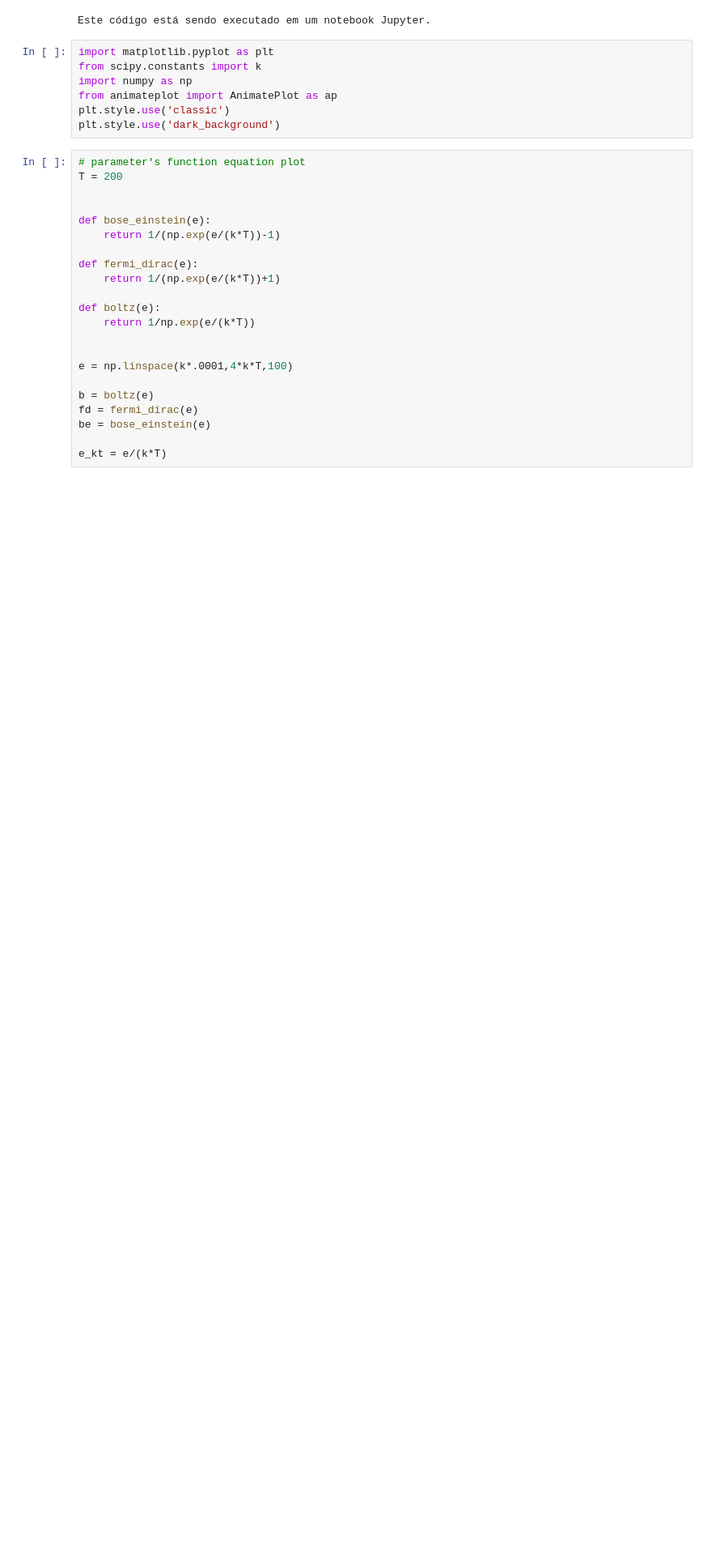
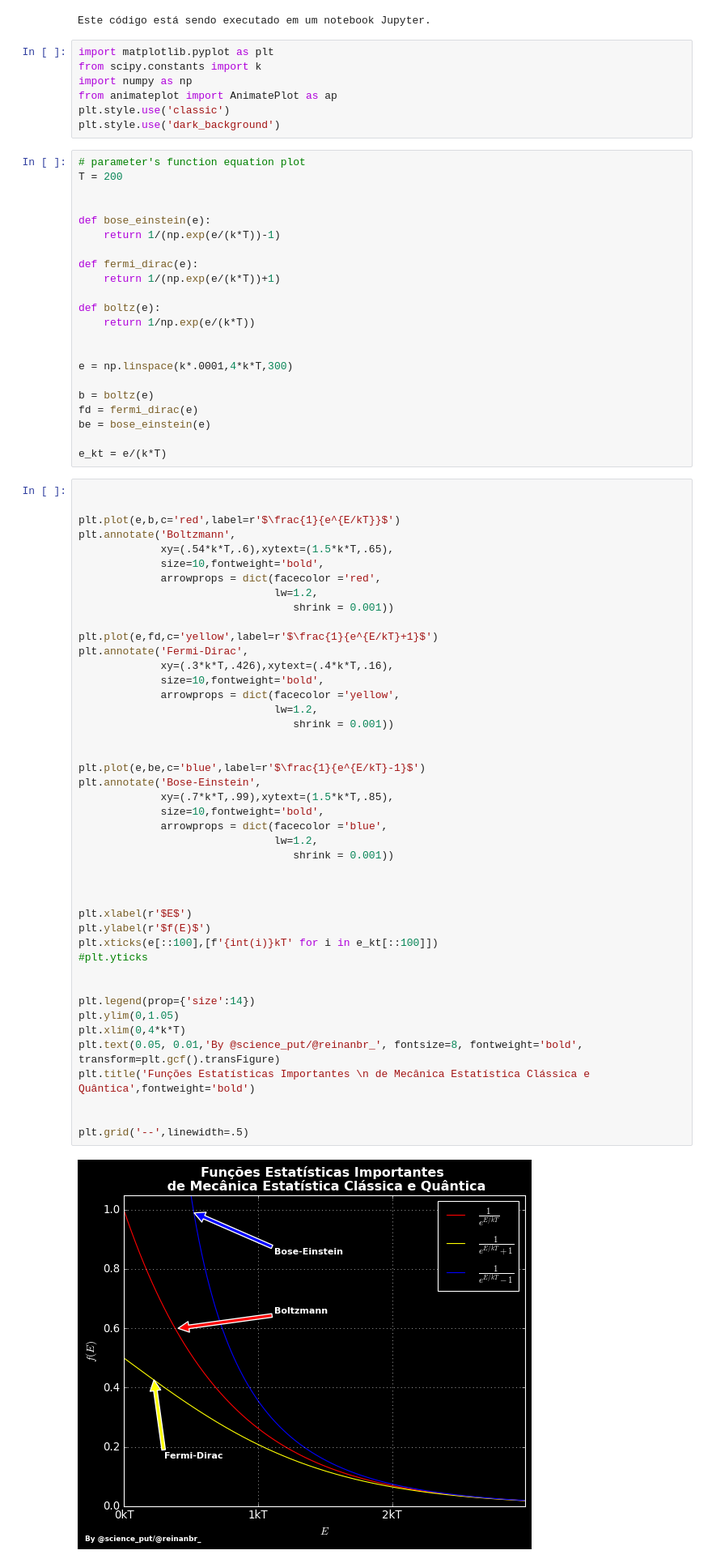
Before and after one commit to reinanbr/animatPlot, a Jupyter notebook: Untitled.ipynb, the cells around one changed output. Shown: that part at 81% size. Saved outputs shown, nothing was run; the diff lists cells and outputs as text; blank space fills up the shorter version.

```diff
--- a/Untitled.ipynb
+++ b/Untitled.ipynb
@@ -30,13 +30,59 @@ def boltz(e):
     return 1/np.exp(e/(k*T))
 
 
-e = np.linspace(k*.0001,4*k*T,100)
+e = np.linspace(k*.0001,4*k*T,300)
 
 b = boltz(e)
 fd = fermi_dirac(e)
 be = bose_einstein(e)
 
 e_kt = e/(k*T)
+# %%
+
+
+plt.plot(e,b,c='red',label=r'$\frac{1}{e^{E/kT}}$')
+plt.annotate('Boltzmann',
+             xy=(.54*k*T,.6),xytext=(1.5*k*T,.65),
+             size=10,fontweight='bold',
+             arrowprops = dict(facecolor ='red',
+                               lw=1.2,
+                                  shrink = 0.001))
+
+plt.plot(e,fd,c='yellow',label=r'$\frac{1}{e^{E/kT}+1}$')
+plt.annotate('Fermi-Dirac',
+             xy=(.3*k*T,.426),xytext=(.4*k*T,.16),
+             size=10,fontweight='bold',
+             arrowprops = dict(facecolor ='yellow',
+                               lw=1.2,
+                                  shrink = 0.001))
+
+
+plt.plot(e,be,c='blue',label=r'$\frac{1}{e^{E/kT}-1}$')
+plt.annotate('Bose-Einstein',
+             xy=(.7*k*T,.99),xytext=(1.5*k*T,.85),
+             size=10,fontweight='bold',
+             arrowprops = dict(facecolor ='blue',
+                               lw=1.2,
+                                  shrink = 0.001))
+
+
+
+plt.xlabel(r'$E$')
+plt.ylabel(r'$f(E)$')
+plt.xticks(e[::100],[f'{int(i)}kT' for i in e_kt[::100]])
+#plt.yticks
+
+
+plt.legend(prop={'size':14})
+plt.ylim(0,1.05)
+plt.xlim(0,4*k*T)
+plt.text(0.05, 0.01,'By @science_put/@reinanbr_', fontsize=8, fontweight='bold', transform=plt.gcf().transFigure)
+plt.title('Funções Estatísticas Importantes \n de Mecânica Estatística Clássica e Quântica',fontweight='bold')
+
+
+plt.grid('--',linewidth=.5)
+# %% [output]
+[figure, added]
 # %%
 def call_plot(it,plt):
     i=it
```
Also changed, not shown: parts of 2 cells of this notebook, 4 other files.
